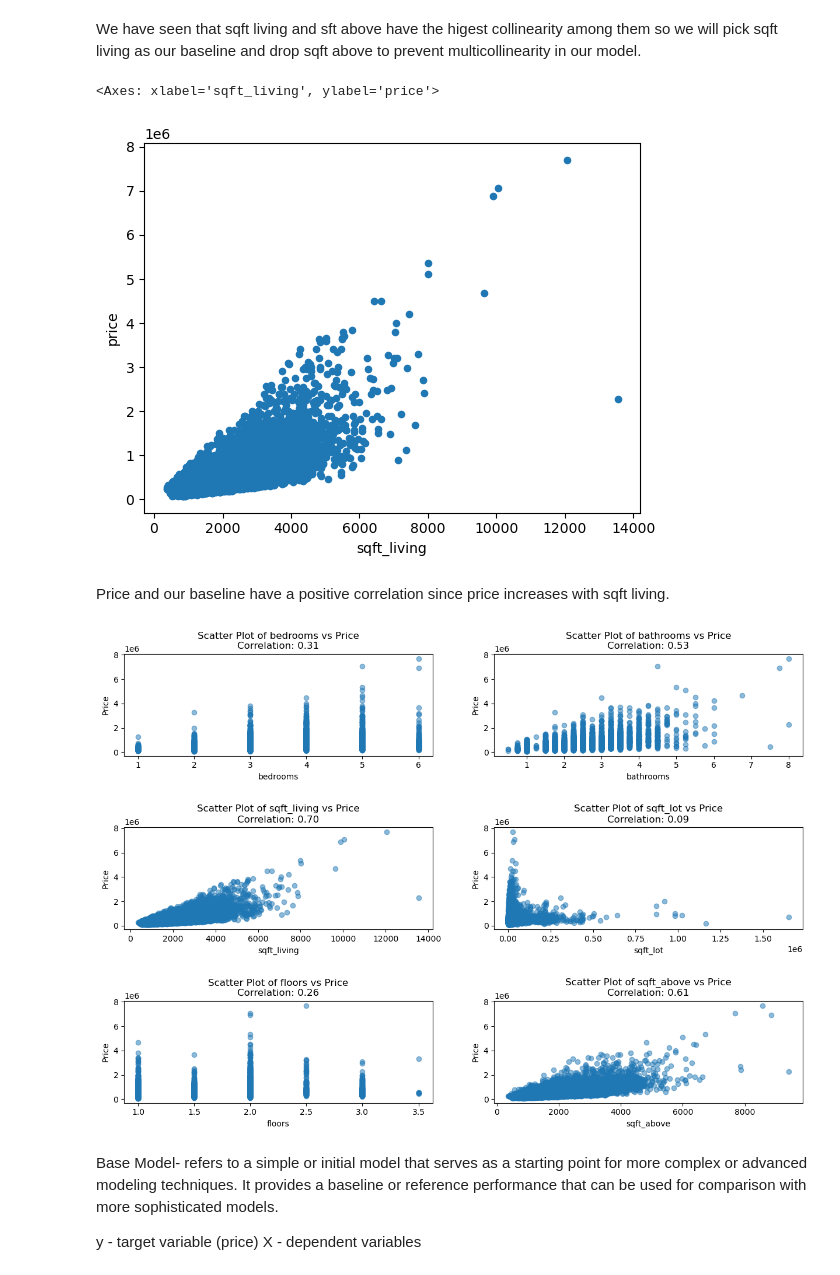
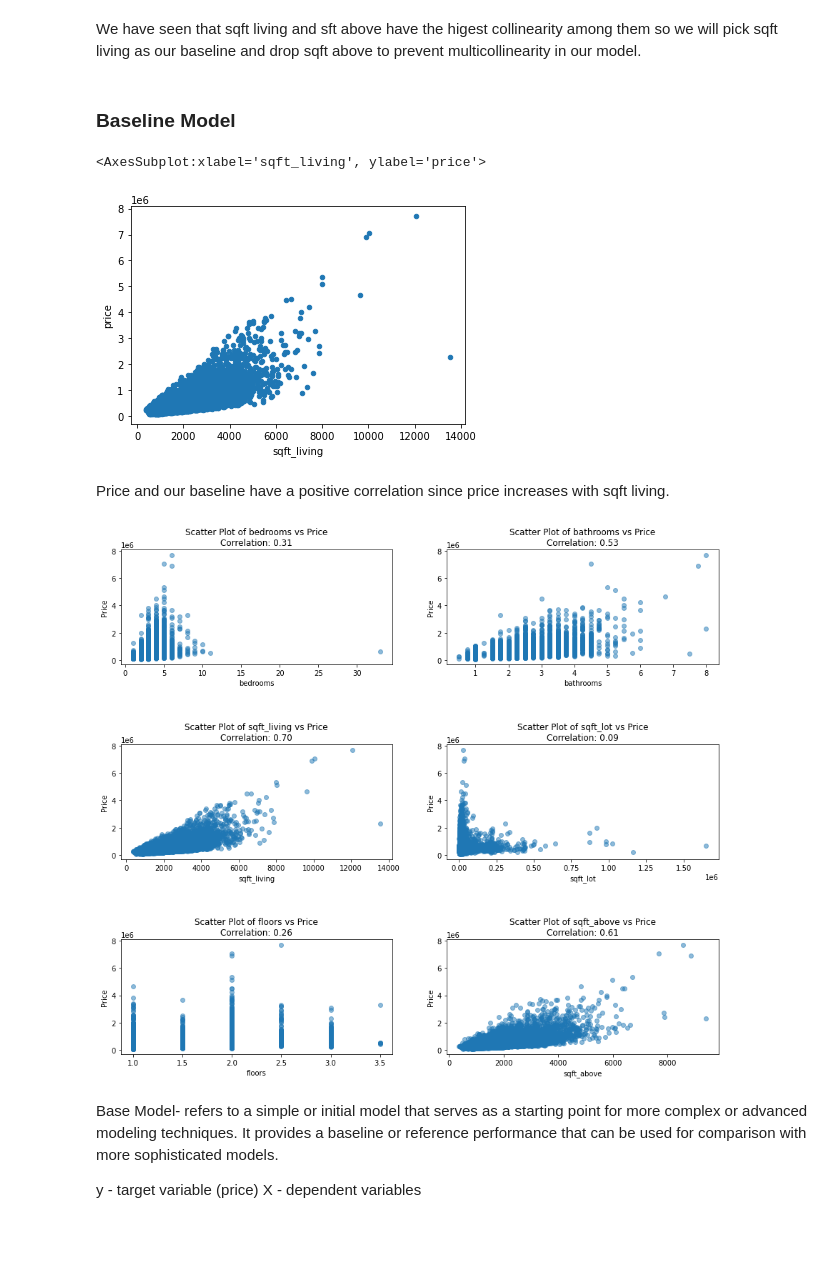
Before and after one commit to learn-co-curriculum/dsc-phase-2-project-v2-3, a Jupyter notebook: student.ipynb, the cells around one changed output. Drawn from its saved outputs; the diff is of its cells as text; code cells hidden in the pictures; blank space fills up the shorter version.

```diff
--- a/student.ipynb
+++ b/student.ipynb
@@ -356,4 +357,0 @@ plot_boxplot('bedrooms', df)
-# %%
-# Removing outliers
-df['bedrooms'] = df['bedrooms'][(np.abs(stats.zscore(df['bedrooms'])) < 3)]
-df['bedrooms']
@@ -688,19 +676,3 @@ heatmap = sns.heatmap(corr, cmap='Reds', annot=True)
 # %% [markdown]
 From the above heatmap the darker the color the more correlated they columns are to each other. In this case sqft above and
 sqft living had the highest correlations at 0.88.
-# %%
-# A threshold we used to check multicollinearity is by looking for values above 0.8
-threshold = 0.8
-multicollinear_features = []
-def find_multicollinear_features(feature):
-    multicollinear = corr[feature][corr[feature] >= threshold].drop(feature)
-    if not multicollinear.empty:
-        multicollinear_features.extend([(feature, idx) for idx, _ in multicollinear.items()])
-
-for feature in corr:
-    find_multicollinear_features(feature)
-MC_df = pd.DataFrame({'Features': [f[0] for f in multicollinear_features], 'Multicollinear Features': [f[1] for f in multicollinear_features]})
-
-print('Multicollinear Features')
-display(MC_df)
-#print('Correlations with Price')
@@ -712,29 +702,31 @@ Multicollinear Features
 # %% [markdown]
 We have seen that sqft living and sft above have the higest collinearity among them so we will pick sqft living as our baseline and drop sqft above to prevent multicollinearity in our model.
+# %% [markdown]
+### Baseline Model
 # %%
 # Plotting a baseline scatter plot
 numeric.plot.scatter(y = "price", x = "sqft_living")
 # %% [output]
-<Axes: xlabel='sqft_living', ylabel='price'>
+<AxesSubplot:xlabel='sqft_living', ylabel='price'>
-[figure, old version]
+[figure, new version]
 # %% [markdown]
 Price and our baseline have a positive correlation since price increases with sqft living.
 # %%
 # Define the features and their correlations with price
 features = ['bedrooms', 'bathrooms', 'sqft_living', 'sqft_lot', 'floors', 'sqft_above']
 correlations = [0.309057, 0.526609, 0.704428, 0.087430, 0.258797, 0.609611, 0.053433]
 
 # Create subplots
-fig, axes = plt.subplots(nrows=3, ncols=2, figsize=(15, 10))
+fig, axes = plt.subplots(nrows=3, ncols=2, figsize=(15, 13))
 plt.subplots_adjust(hspace=0.7)
 # Loop through features and plot on each subplot
 for feature, correlation, ax in zip(features, correlations, axes.flatten()):
     ax.scatter(numeric[feature], numeric['price'], alpha=0.5)
     ax.set_title(f'Scatter Plot of {feature} vs Price\nCorrelation: {correlation:.2f}')
     ax.set_xlabel(feature)
     ax.set_ylabel('Price')
 # %% [output]
-[figure, old version]
+[figure, new version]
 # %% [markdown]
 Base Model- refers to a simple or initial model that serves as a starting point for more complex or advanced modeling techniques. It provides a baseline or reference performance that can be used for comparison with more sophisticated models.
 
```
Also changed, not shown: parts of 60 cells of this notebook, 1 other file.
